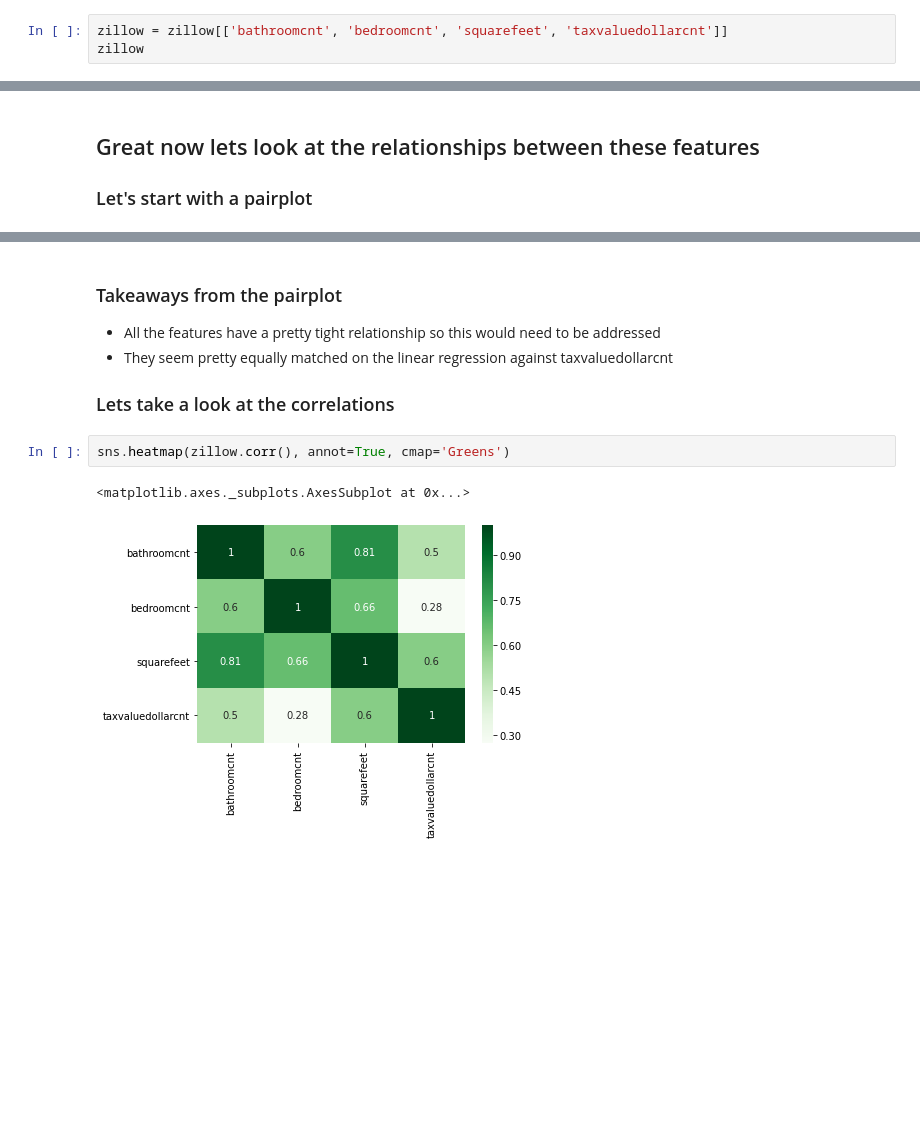
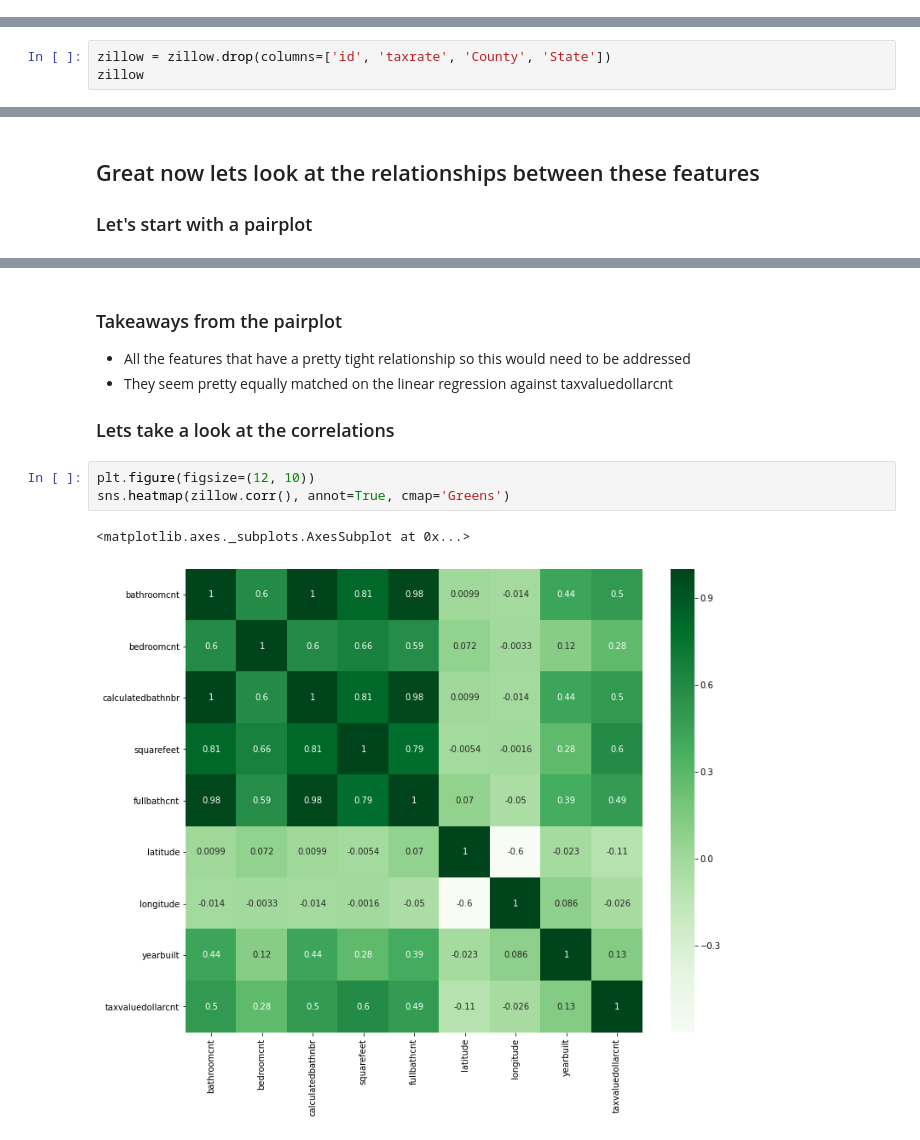
Before and after one commit to RyanMcCall/zillow_ds, a Jupyter notebook: exploration.ipynb, the cells around one changed output, grey strips where cells are left out. Cells and saved outputs as stored; diff of their text form; blank space fills up the shorter version.

Commit message:
Fix heatmap and add regplot

```diff
--- a/exploration.ipynb
+++ b/exploration.ipynb
@@ -71,6 +71,3 @@ plt.tight_layout()
 [figure]
 # %% [markdown]
 ## Now that we have made that graph for the team lets split our data and get to some exploration
-# %%
-zillow = zillow[['bathroomcnt', 'bedroomcnt', 'squarefeet', 'taxvaluedollarcnt']]
-zillow
@@ -90,0 +74,3 @@ zillow
+# %%
+zillow = zillow.drop(columns=['id', 'taxrate', 'County', 'State'])
+zillow
@@ -105,14 +105,15 @@ sns.pairplot(zillow, kind='reg', plot_kws={'line_kws':{'color':'orange'}, 'scatt
 # %% [markdown]
 ### Takeaways from the pairplot
 
-* All the features have a pretty tight relationship so this would need to be addressed
+* All the features that have a pretty tight relationship so this would need to be addressed
 * They seem pretty equally matched on the linear regression against taxvaluedollarcnt
 
 ### Lets take a look at the correlations
 # %%
+plt.figure(figsize=(12, 10))
 sns.heatmap(zillow.corr(), annot=True, cmap='Greens')
 # %% [output]
 <matplotlib.axes._subplots.AxesSubplot at 0x...>
-[figure, old version]
+[figure, new version]
 # %% [markdown]
 #### Takeaways
```
Also changed, not shown: parts of 9 cells of this notebook.
